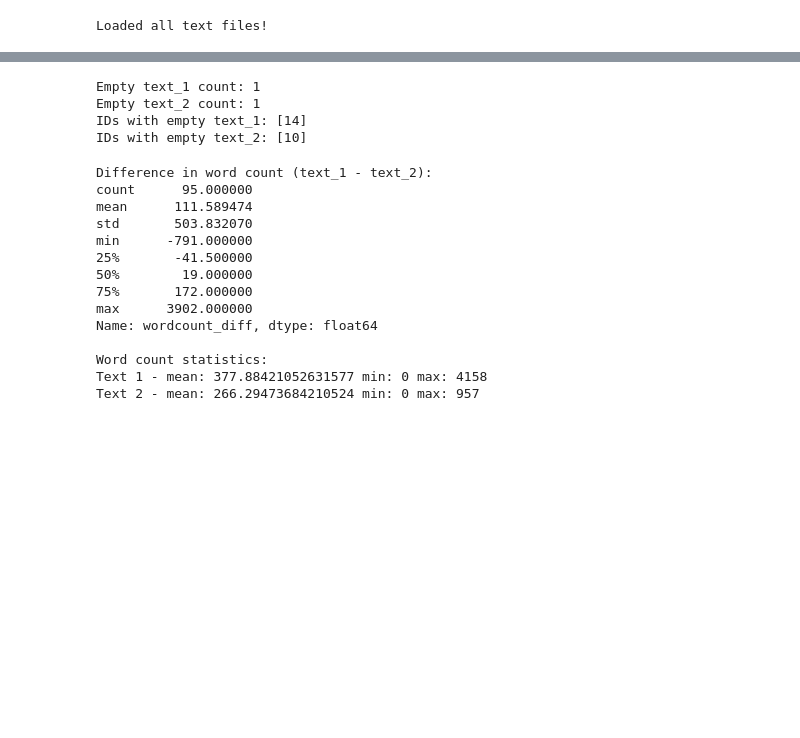
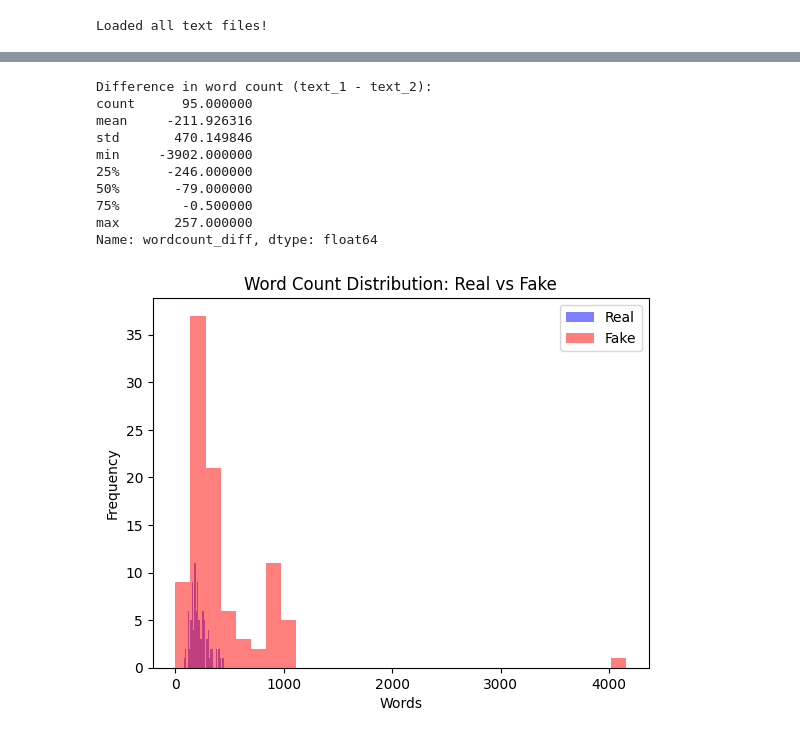
Before and after one commit to ikteng/fake-or-real, a Jupyter notebook: EDA.ipynb, the cells around one changed output, grey strips where cells are left out. Cells and saved outputs as stored; diff of their text form; code cells hidden in the pictures; blank space fills up the shorter version.

```diff
--- a/EDA.ipynb
+++ b/EDA.ipynb
@@ -69,42 +73,31 @@ plt.show()
-# %%
-print("Empty text_1 count:", (df["len_1"] == 0).sum())
-print("Empty text_2 count:", (df["len_2"] == 0).sum())
-
-empty_text1_ids = df.loc[df["len_1"] == 0, "id"]
-empty_text2_ids = df.loc[df["len_2"] == 0, "id"]
-
-print("IDs with empty text_1:", empty_text1_ids.tolist())
-print("IDs with empty text_2:", empty_text2_ids.tolist())
-# %% [output]
-Empty text_1 count: 1
-Empty text_2 count: 1
-IDs with empty text_1: [14]
-IDs with empty text_2: [10]
 # %%
 df["wordcount_1"] = df["text_1"].str.split().apply(len)
 df["wordcount_2"] = df["text_2"].str.split().apply(len)
 
 # Difference in length
-df["wordcount_diff"] = df["wordcount_1"] - df["wordcount_2"]
+df["real_wordcount"] = df.apply(lambda r: r["wordcount_1"] if r["real_text_id"] == 1 else r["wordcount_2"], axis=1)
+df["fake_wordcount"] = df.apply(lambda r: r["wordcount_2"] if r["real_text_id"] == 1 else r["wordcount_1"], axis=1)
+df["wordcount_diff"] = df["real_wordcount"] - df["fake_wordcount"]
 
 print("\nDifference in word count (text_1 - text_2):")
 print(df["wordcount_diff"].describe())
 
-print("\nWord count statistics:")
-print("Text 1 - mean:", df["wordcount_1"].mean(), "min:", df["wordcount_1"].min(), "max:", df["wordcount_1"].max())
-print("Text 2 - mean:", df["wordcount_2"].mean(), "min:", df["wordcount_2"].min(), "max:", df["wordcount_2"].max())
+plt.hist(df["real_wordcount"], bins=30, alpha=0.5, label="Real", color="blue")
+plt.hist(df["fake_wordcount"], bins=30, alpha=0.5, label="Fake", color="red")
+plt.legend()
+plt.title("Word Count Distribution: Real vs Fake")
+plt.xlabel("Words")
+plt.ylabel("Frequency")
+plt.show()
 # %% [output]
 Difference in word count (text_1 - text_2):
 count      95.000000
-mean      111.589474
-std       503.832070
-min      -791.000000
-25%       -41.500000
-50%        19.000000
-75%       172.000000
-max      3902.000000
+mean     -211.926316
+std       470.149846
+min     -3902.000000
+25%      -246.000000
+50%       -79.000000
+75%        -0.500000
+max       257.000000
 Name: wordcount_diff, dtype: float64
-
-Word count statistics:
-Text 1 - mean: 377.88421052631577 min: 0 max: 4158
-Text 2 - mean: 266.29473684210524 min: 0 max: 957
+[figure, added]
```
Also changed, not shown: parts of 10 cells of this notebook.
